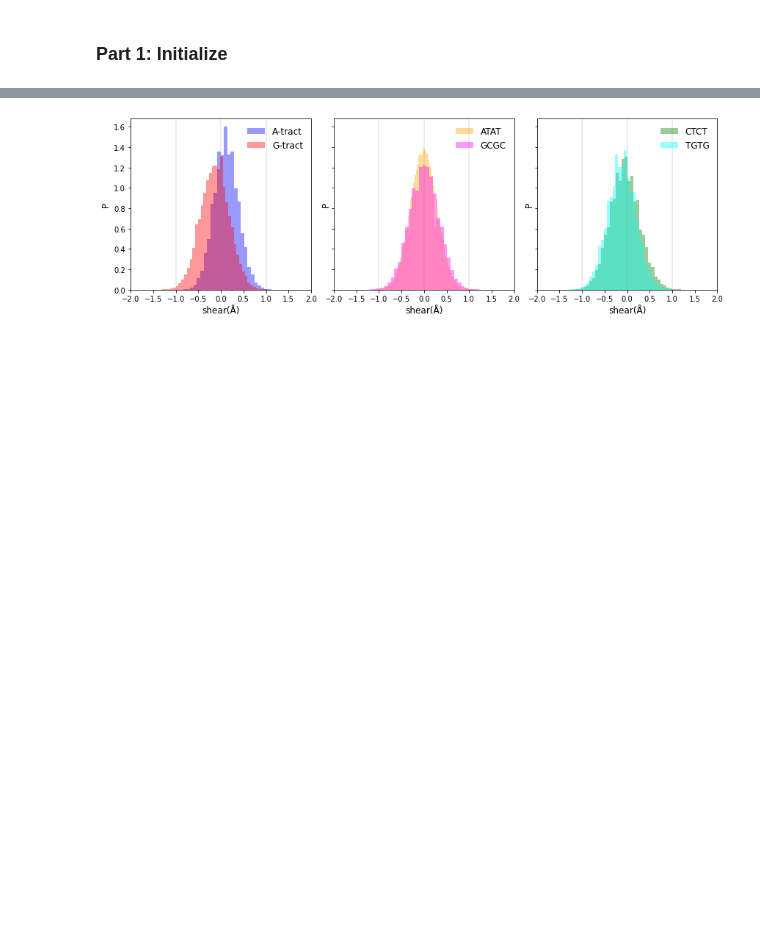
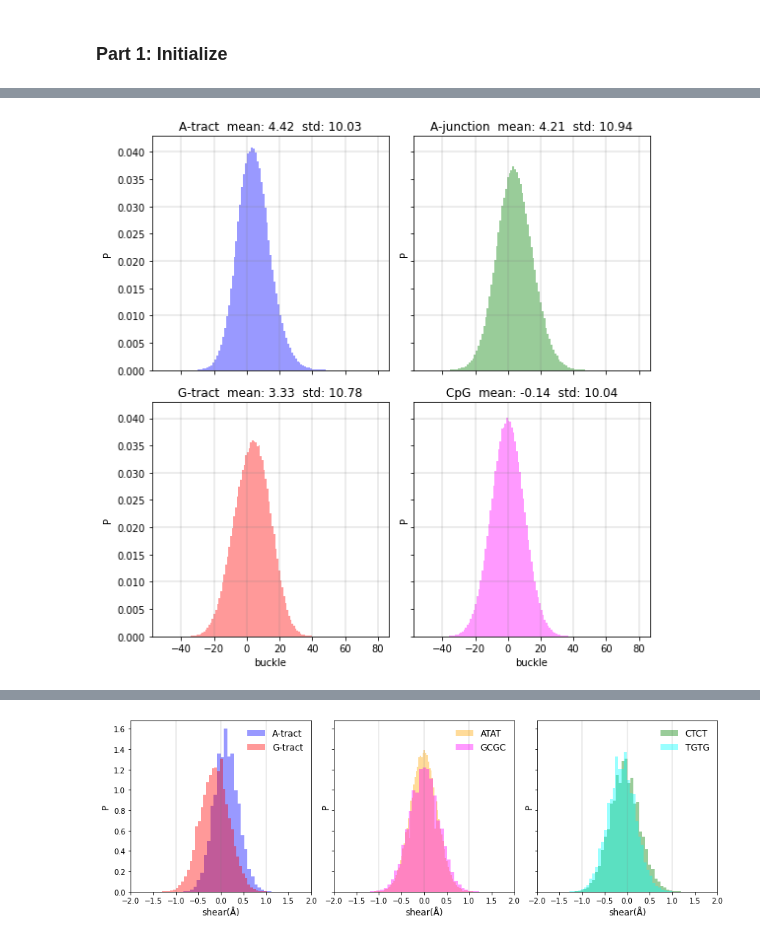
Before and after one commit to yizaochen/structural_x3dna, a Jupyter notebook: notebooks/5_basepair_analysis.ipynb, the cells around one changed output, grey strips where cells are left out. Cells and saved outputs as stored; diff of their text form; code cells hidden in the pictures; blank space fills up the shorter version.

```diff
--- a/notebooks/5_basepair_analysis.ipynb
+++ b/notebooks/5_basepair_analysis.ipynb
@@ -9,0 +30,18 @@ bp_agent = BasePairAgent(rootfolder, time_interval)
+# %%
+figsize = (8, 8)
+sele_para = 'buckle' #'shear', 'buckle', 'stretch', 'propeller', 'stagger', 'opening'
+bins = 100
+xlines = range(-40,81,20) # None or [xvalue1, xvalue2, ...]
+ylines = np.arange(0.01,0.041,0.01) # None or [yvalue1, yvalue2, ...]
+xlim = None # None or (xmin, xmax)
+ylim = None  # None or (ymin, ymax)
+xticks = None
+yticks = None
+
+fig, axes = bp_agent.histogram_four_sys_one_para(figsize, sele_para, bins, xlines, ylines, xlim, ylim, xticks, yticks)
+
+plt.tight_layout()
+#plt.savefig(f'/home/yizaochen/Desktop/drawzone_temp/{sele_para}.svg')
+plt.show()
+# %% [output]
+[figure, added]
```
Also changed, not shown: parts of 10 cells of this notebook, 7 other files.
